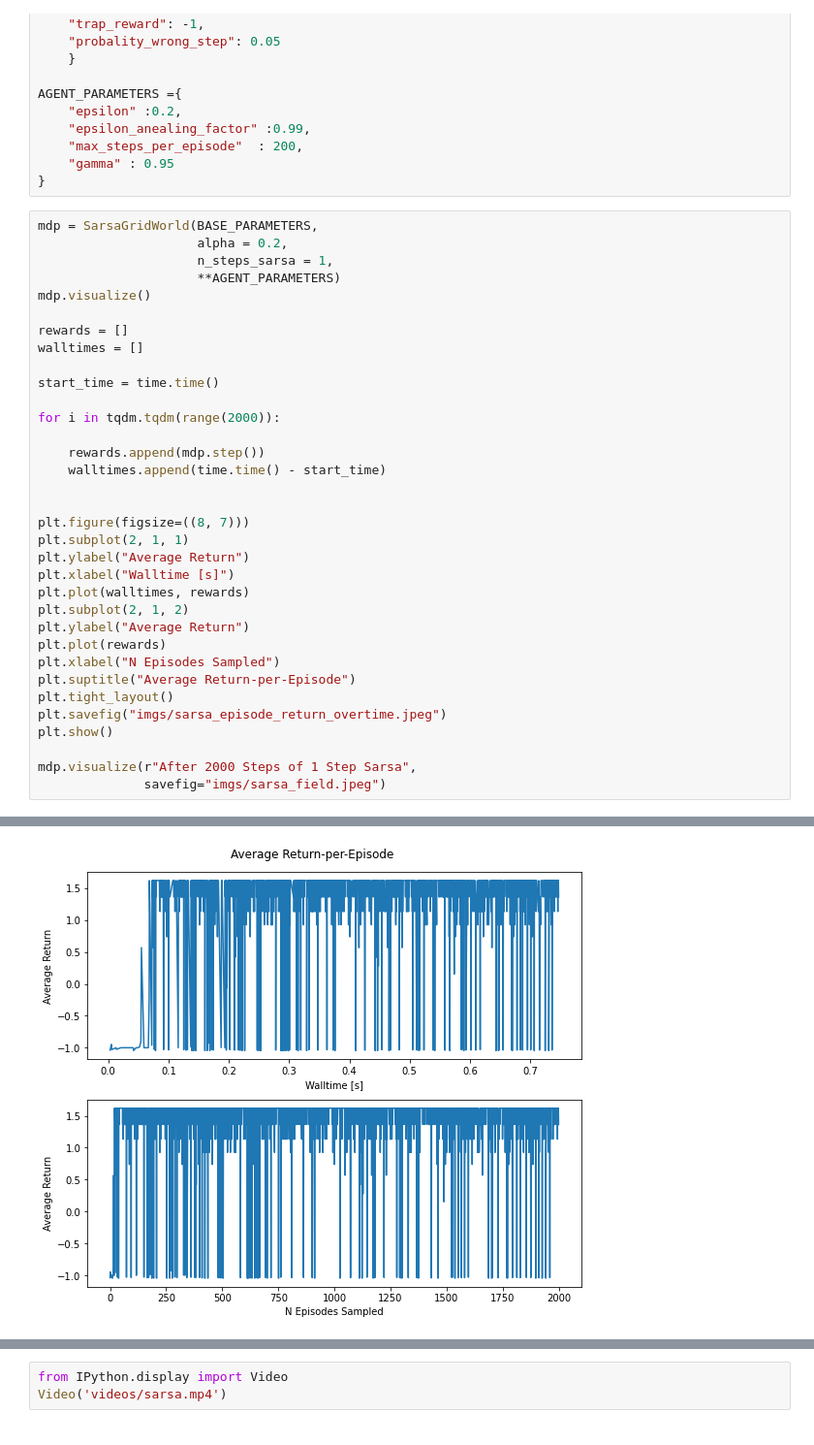
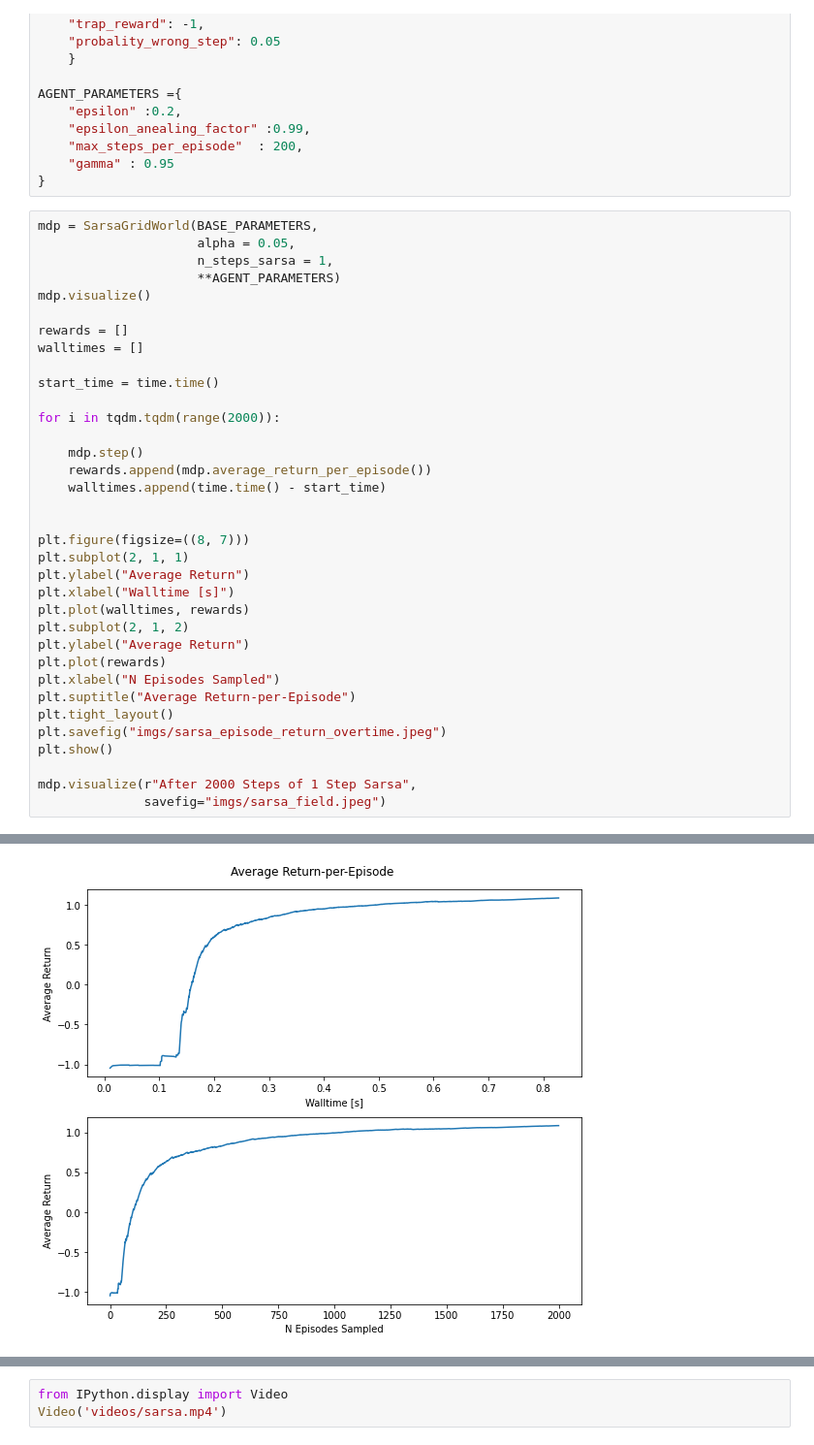
Before and after one commit to piggythefish/deep_reinforcement_learning, a Jupyter notebook: Week3/Task_2.ipynb, the cells around one changed output, grey strips where cells are left out. Shown at 97% size. Drawn from its saved outputs; the diff is of its cells as text.

Commit message:
Lower Alpha

```diff
--- a/Week3/Task_2.ipynb
+++ b/Week3/Task_2.ipynb
@@ -29,38 +29,39 @@ AGENT_PARAMETERS ={
 }
 # %%
 mdp = SarsaGridWorld(BASE_PARAMETERS,
-                     alpha = 0.2,
+                     alpha = 0.05,
                      n_steps_sarsa = 1,
                      **AGENT_PARAMETERS)
 mdp.visualize()
 
 rewards = []
 walltimes = []
 
 start_time = time.time()
 
 for i in tqdm.tqdm(range(2000)):
 
-    rewards.append(mdp.step())
+    mdp.step()
+    rewards.append(mdp.average_return_per_episode())
     walltimes.append(time.time() - start_time)
 
 
 plt.figure(figsize=((8, 7)))
 plt.subplot(2, 1, 1)
 plt.ylabel("Average Return")
 plt.xlabel("Walltime [s]")
 plt.plot(walltimes, rewards)
 plt.subplot(2, 1, 2)
 plt.ylabel("Average Return")
 plt.plot(rewards)
 plt.xlabel("N Episodes Sampled")
 plt.suptitle("Average Return-per-Episode")
 plt.tight_layout()
 plt.savefig("imgs/sarsa_episode_return_overtime.jpeg")
 plt.show()
 
 mdp.visualize(r"After 2000 Steps of 1 Step Sarsa",
               savefig="imgs/sarsa_field.jpeg")
 # %% [output]
 [figure]
-[figure, old version]
+[figure, new version]
```
Also changed, not shown: parts of 3 cells of this notebook, 8 other files.
